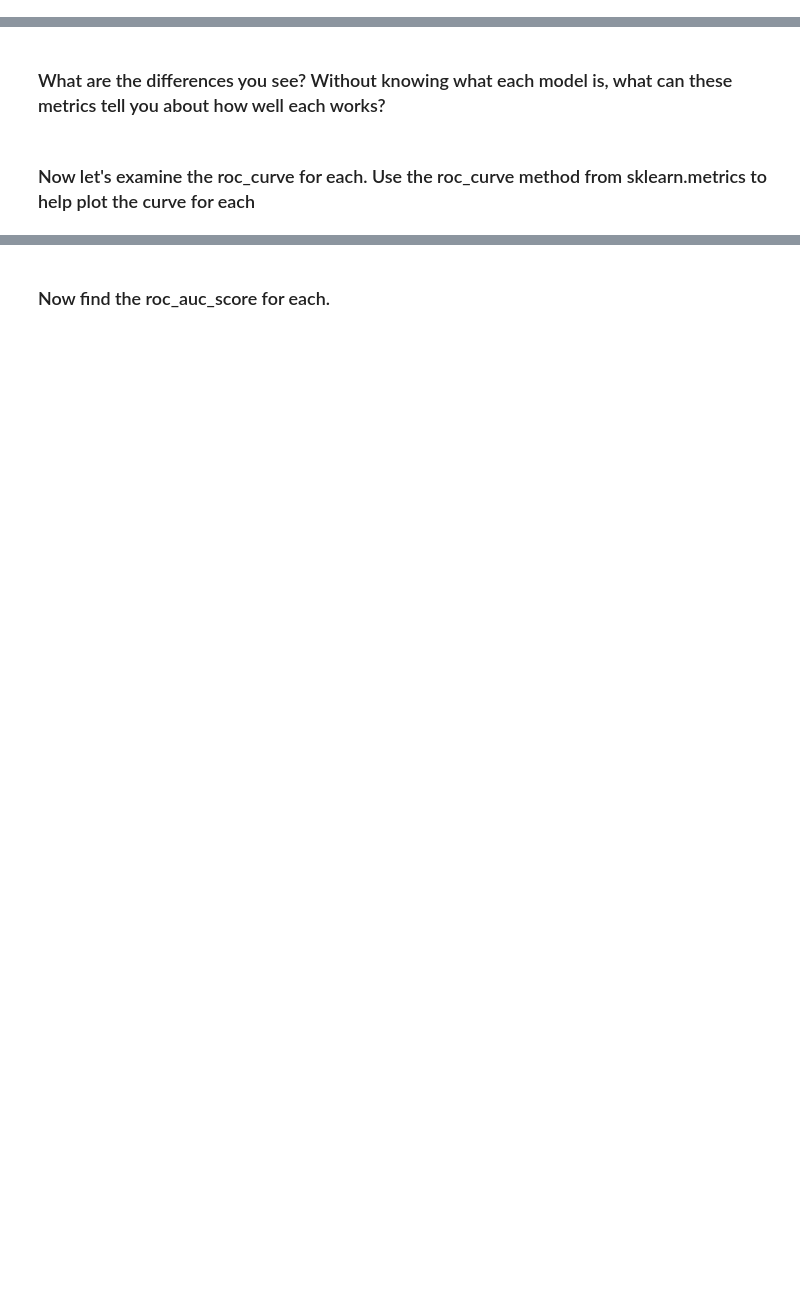
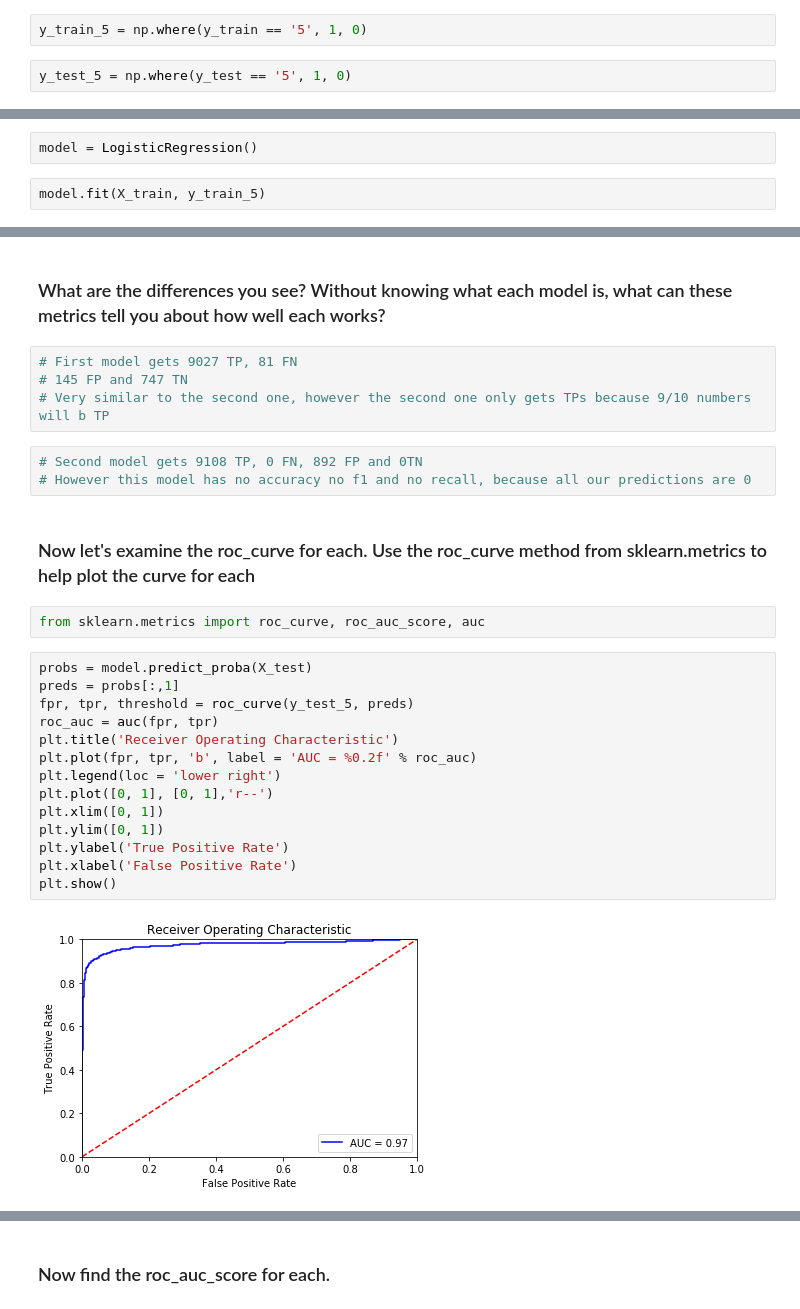
Before and after one commit to ironhack-datalabs/dataV2-labs, a Jupyter notebook: module-3/Evaluation-Recall-and-Precision/your-code/main.ipynb, the cells around one changed output, grey strips where cells are left out. Cells and saved outputs as stored; diff of their text form; blank space fills up the shorter version.

```diff
--- a/module-3/Evaluation-Recall-and-Precision/your-code/main.ipynb
+++ b/module-3/Evaluation-Recall-and-Precision/your-code/main.ipynb
@@ -20,4 +37,8 @@ X, y = mnist['data'], mnist['target']
 # %% [markdown]
 ### We are going to make a two-class classifier, so lets restrict to just one number, for example 5s. Do this by defining a new y training and y testing sets for just the number 5
+# %%
+y_train_5 = np.where(y_train == '5', 1, 0)
+# %%
+y_test_5 = np.where(y_test == '5', 1, 0)
 # %% [markdown]
 ### Lets train a logistic regression to predict if a number is a 5 or not (remember to use the 'just 5s' y training set!)
@@ -23,0 +47,4 @@ X, y = mnist['data'], mnist['target']
+# %%
+model = LogisticRegression()
+# %%
+model.fit(X_train, y_train_5)
@@ -41,4 +108,29 @@ never_5_clf = Never5Classifier()
 # %% [markdown]
 ### What are the differences you see? Without knowing what each model is, what can these metrics tell you about how well each works?
+# %%
+# First model gets 9027 TP, 81 FN
+# 145 FP and 747 TN
+# Very similar to the second one, however the second one only gets TPs because 9/10 numbers will b TP
+# %%
+# Second model gets 9108 TP, 0 FN, 892 FP and 0TN
+# However this model has no accuracy no f1 and no recall, because all our predictions are 0
 # %% [markdown]
 ### Now let's examine the roc_curve for each. Use the roc_curve method from sklearn.metrics to help plot the curve for each
+# %%
+from sklearn.metrics import roc_curve, roc_auc_score, auc
+# %%
+probs = model.predict_proba(X_test)
+preds = probs[:,1]
+fpr, tpr, threshold = roc_curve(y_test_5, preds)
+roc_auc = auc(fpr, tpr)
+plt.title('Receiver Operating Characteristic')
+plt.plot(fpr, tpr, 'b', label = 'AUC = %0.2f' % roc_auc)
+plt.legend(loc = 'lower right')
+plt.plot([0, 1], [0, 1],'r--')
+plt.xlim([0, 1])
+plt.ylim([0, 1])
+plt.ylabel('True Positive Rate')
+plt.xlabel('False Positive Rate')
+plt.show()
+# %% [output]
+[figure, added]
```
Also changed, not shown: parts of 25 cells of this notebook, 1 other file.
